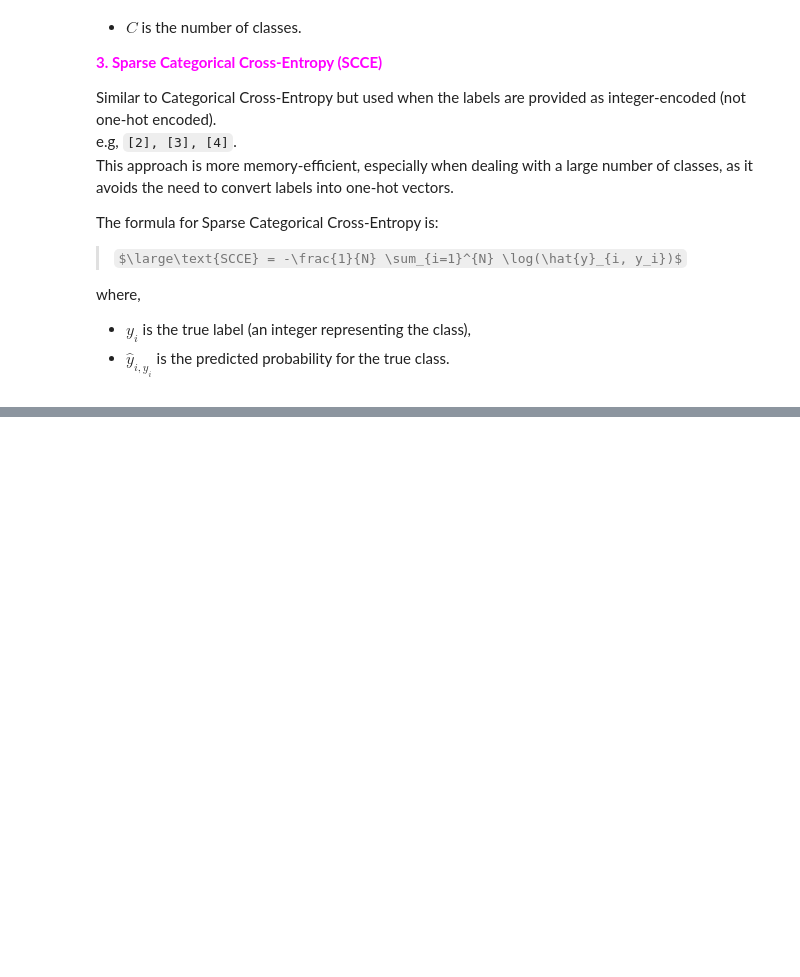
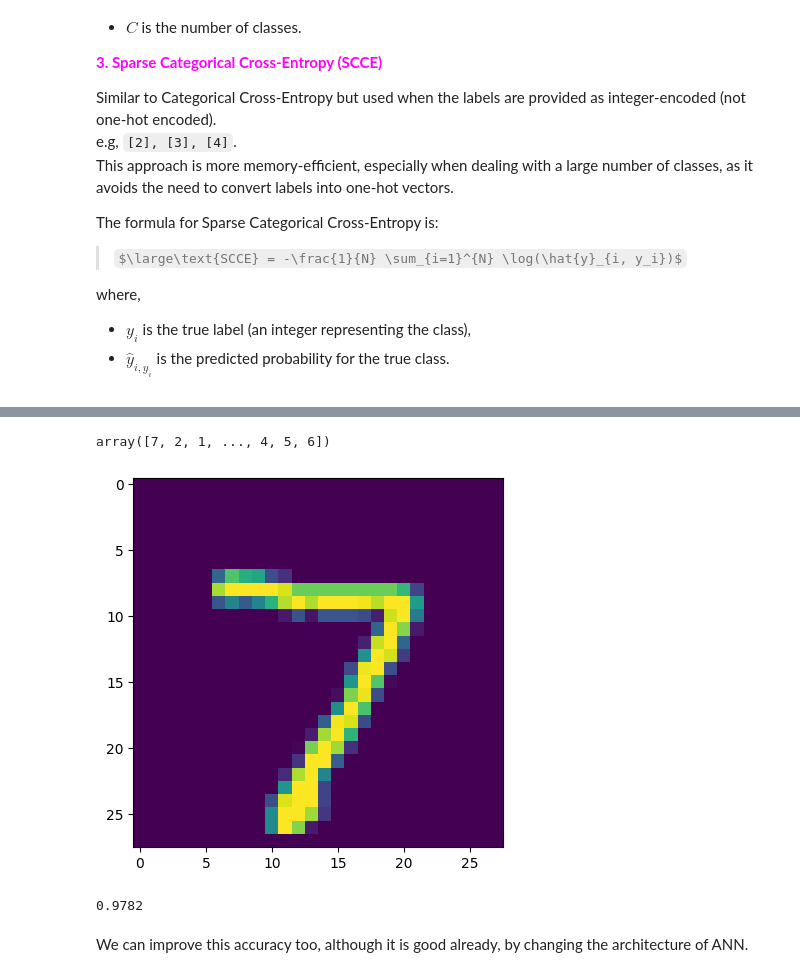
Before and after one commit to PrimEGameR123/DL, a Jupyter notebook: mnist/MNIST.ipynb, the cells around one changed output, grey strips where cells are left out. Cells and saved outputs as stored; diff of their text form; code cells hidden in the pictures; some formulas as TeX source; blank space fills up the shorter version.

```diff
--- a/mnist/MNIST.ipynb
+++ b/mnist/MNIST.ipynb
@@ -199,0 +260,16 @@ The formula for Sparse Categorical Cross-Entropy is:
+# %%
+y_pred
+# %% [output]
+array([7, 2, 1, ..., 4, 5, 6])
+# %%
+plt.imshow(x_test[0])
+plt.show()
+# %% [output]
+[figure, added]
+# %%
+from sklearn.metrics import accuracy_score
+accuracy_score(y_test, y_pred)
+# %% [output]
+0.9782
+# %% [markdown]
+We can improve this accuracy too, although it is good already, by changing the architecture of ANN.
```
Also changed, not shown: parts of 24 cells of this notebook.
